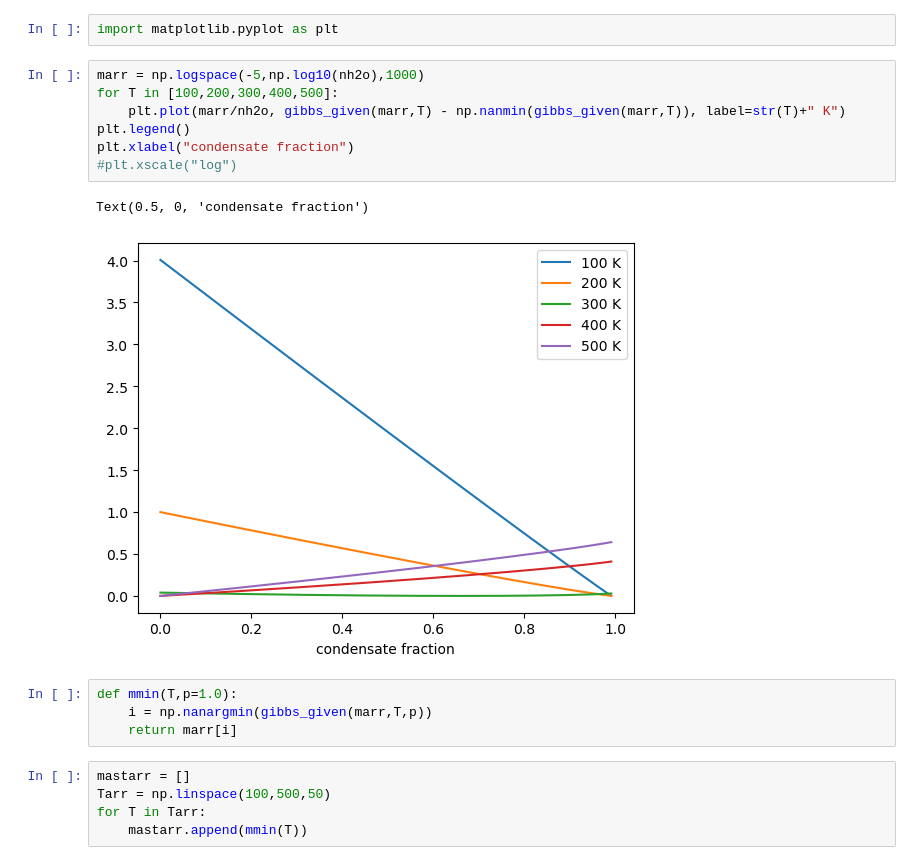
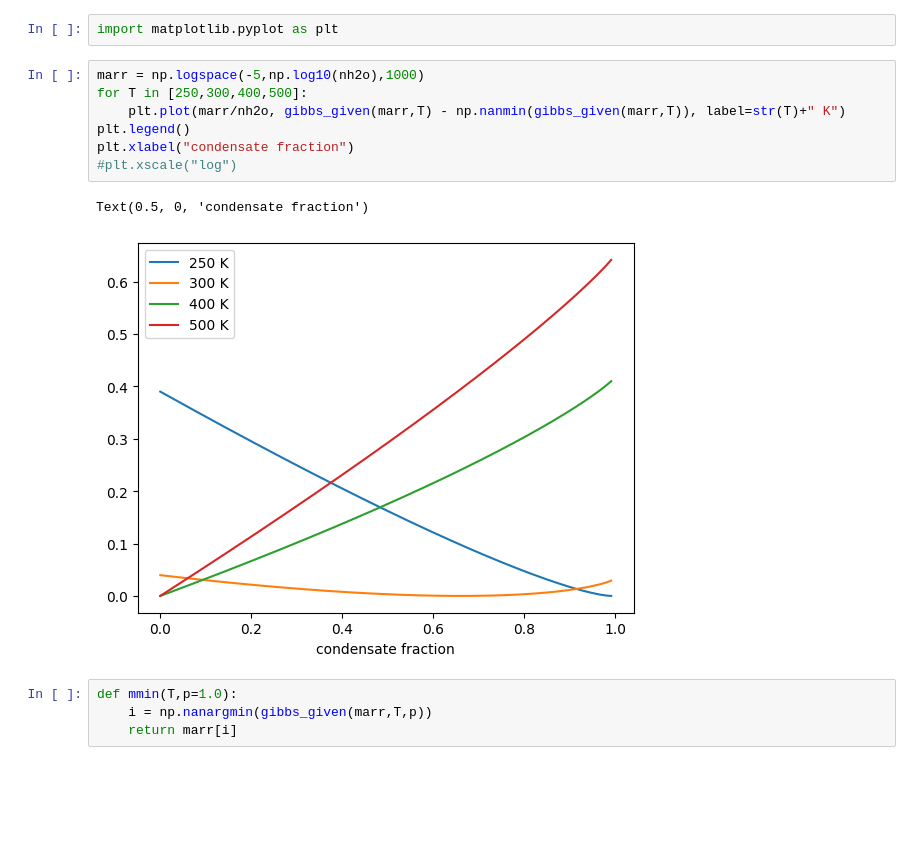
Before and after one commit to HajimeKawahara/exogibbs, a Jupyter notebook: documents/ipynb/fastchem_cond_chemical_potential.ipynb, the cells around one changed output. Cells and saved outputs as stored; diff of their text form; blank space fills up the shorter version.

```diff
--- a/documents/ipynb/fastchem_cond_chemical_potential.ipynb
+++ b/documents/ipynb/fastchem_cond_chemical_potential.ipynb
@@ -82,20 +81,15 @@ def gibbs_given(m,T,p=1.0):
 import matplotlib.pyplot as plt
 # %%
 marr = np.logspace(-5,np.log10(nh2o),1000)
-for T in [100,200,300,400,500]:
+for T in [250,300,400,500]:
     plt.plot(marr/nh2o, gibbs_given(marr,T) - np.nanmin(gibbs_given(marr,T)), label=str(T)+" K")
 plt.legend()
 plt.xlabel("condensate fraction")
 #plt.xscale("log")
 # %% [output]
 Text(0.5, 0, 'condensate fraction')
-[figure, old version]
+[figure, new version]
 # %%
 def mmin(T,p=1.0):
     i = np.nanargmin(gibbs_given(marr,T,p))
     return marr[i]
-# %%
-mastarr = []
-Tarr = np.linspace(100,500,50)
-for T in Tarr:
-    mastarr.append(mmin(T))
```
Also changed, not shown: parts of 11 cells of this notebook, 6 other files.
